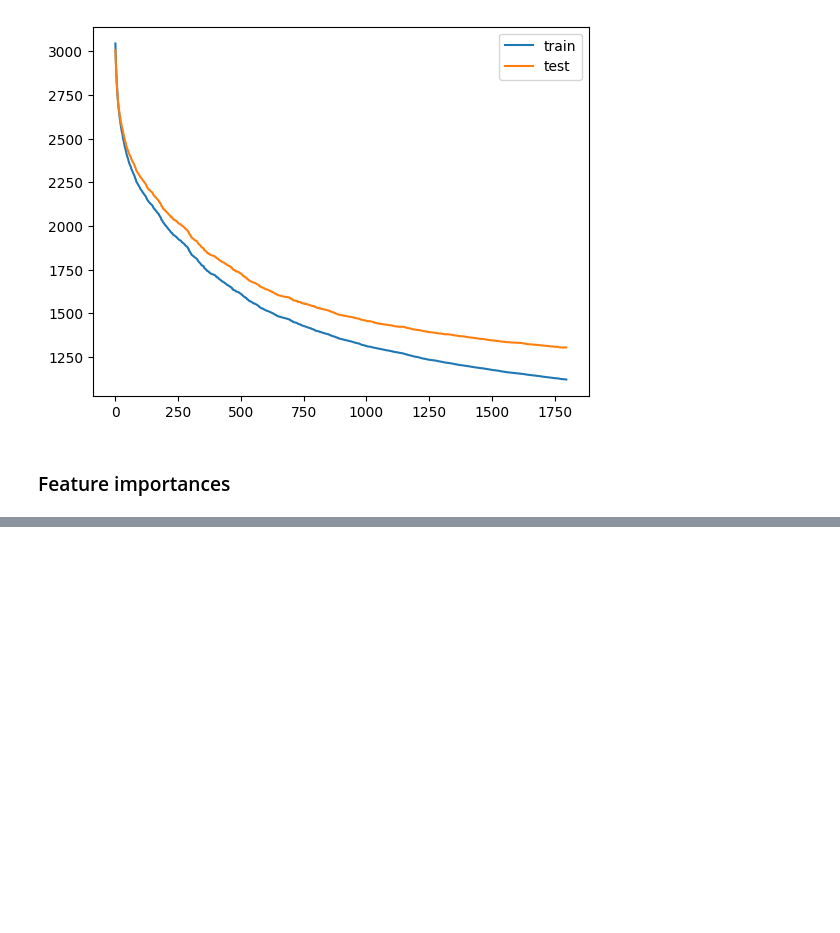
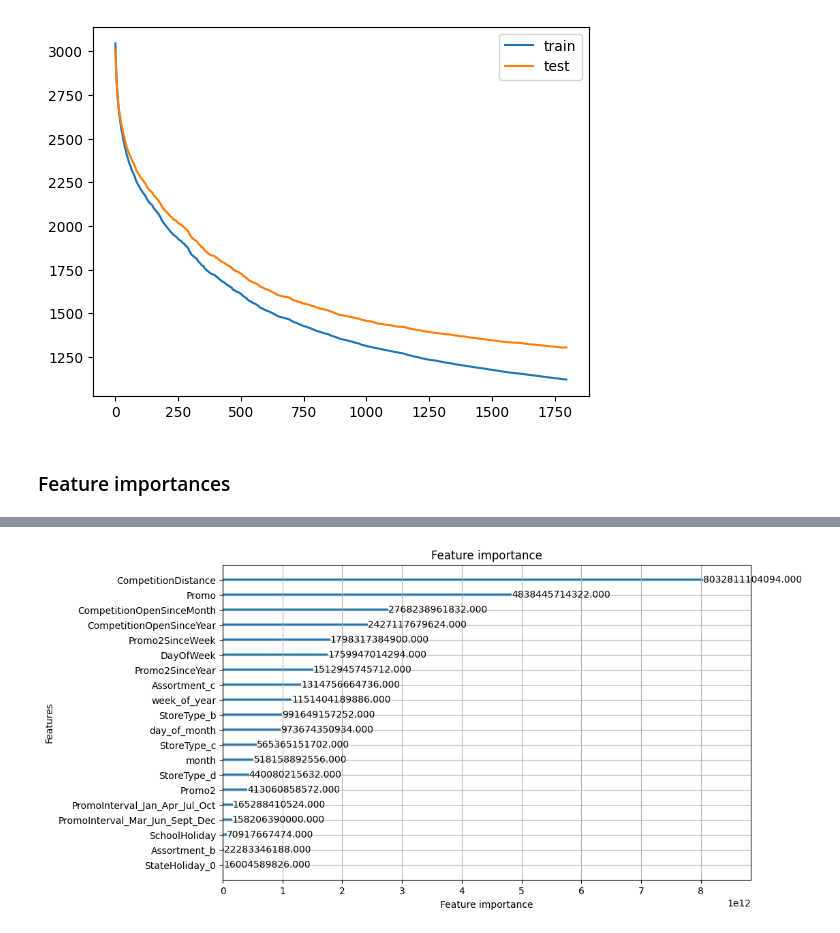
Before and after one commit to luisejdm/Aprendizaje_Estadistico, a Jupyter notebook: Clases/clase19_lightgbm_rossman_sin_resolver.ipynb, the cells around one changed output, grey strips where cells are left out. Cells and saved outputs as stored; diff of their text form; code cells hidden in the pictures; blank space fills up the shorter version.

```diff
--- a/Clases/clase19_lightgbm_rossman_sin_resolver.ipynb
+++ b/Clases/clase19_lightgbm_rossman_sin_resolver.ipynb
@@ -215 +225,6 @@ importance_type
+# %%
+lgb.plot_importance(model, max_num_features=20, importance_type='gain', figsize=(10, 6))
+plt.show()
+# %% [output]
+[figure, added]
 # %%
```
Also changed, not shown: parts of 3 cells of this notebook, 11 other files.
